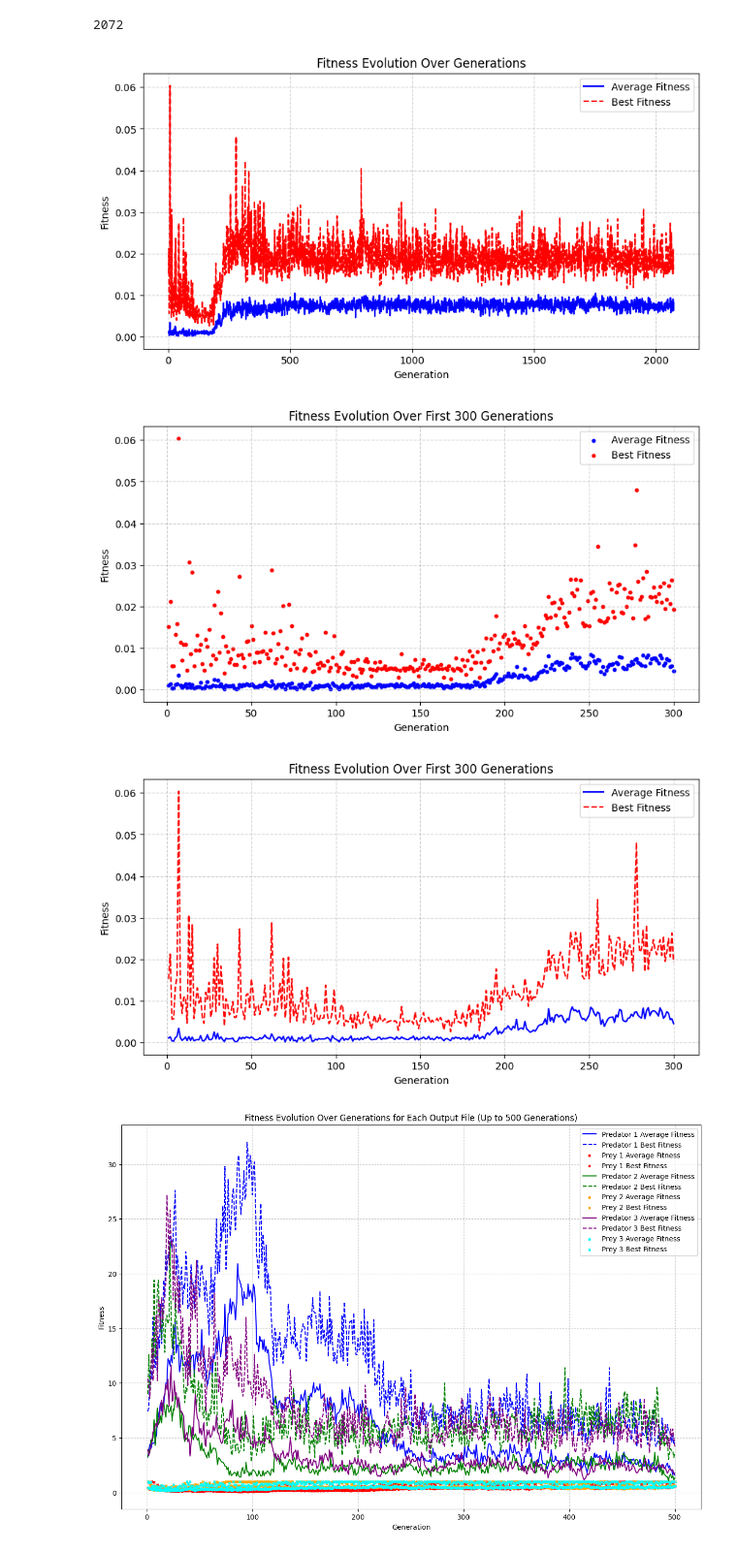
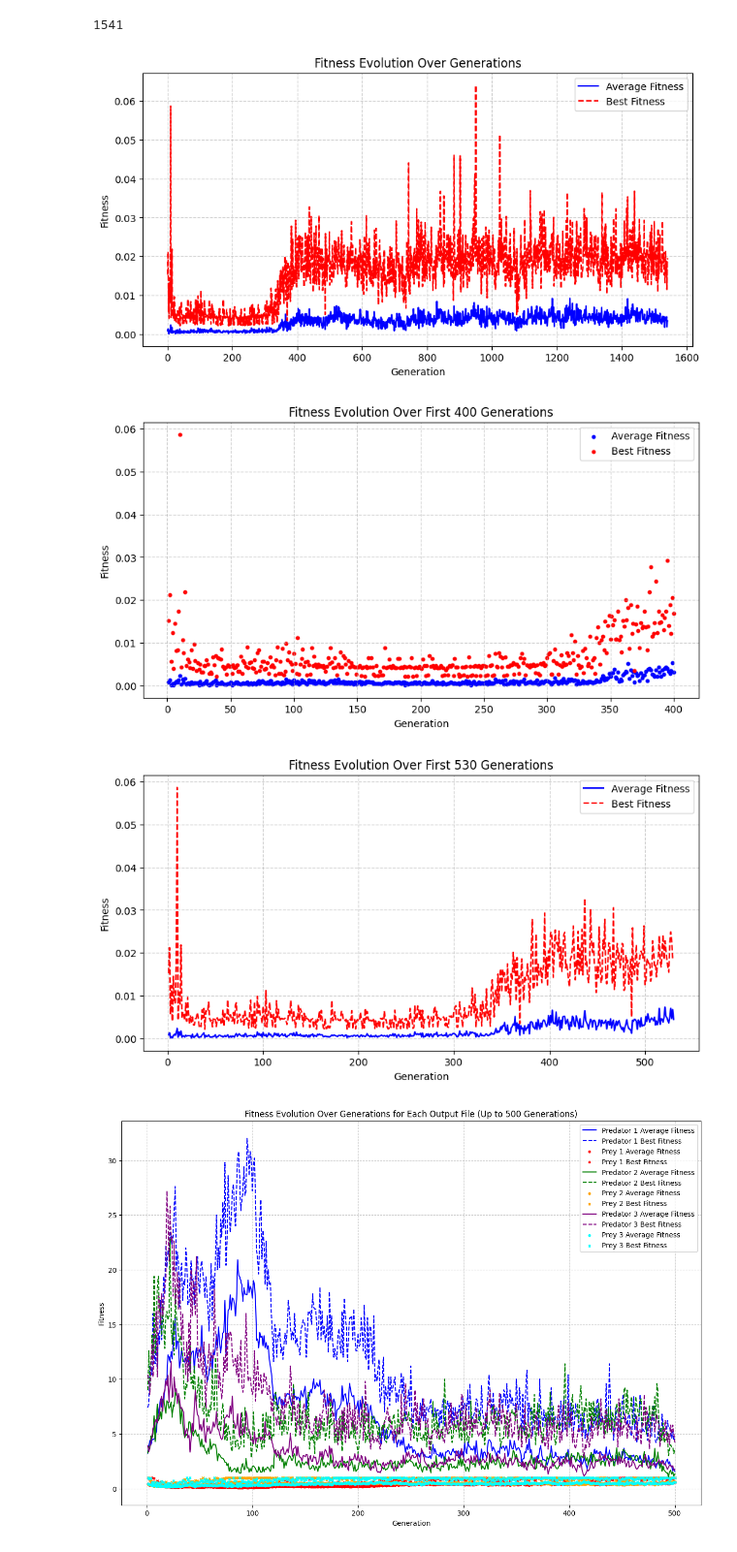
Before and after one commit to MichaelWiciak/GeneticAlgorithm, a Jupyter notebook: Analysis/main.ipynb, the cells around one changed output. Shown at 97% size. Saved outputs shown, nothing was run; the diff lists cells and outputs as text; code cells hidden in the pictures.

```diff
--- a/Analysis/main.ipynb
+++ b/Analysis/main.ipynb
@@ -3,7 +3,7 @@ import pandas as pd
 import re
 
 # Read the data file
-file_path = "output.txt"
+file_path = "NewFitnessFunction/xd.txt"
 data = []
 
 with open(file_path, "r") as file:
@@ -24,7 +24,7 @@ df.head()  # Shows the first few rows
 # print the amount of generations
 print(len(df))
 # %% [output]
-2072
+1541
 # %%
 # Save the DataFrame to a CSV file
 df.to_csv("output.csv", index=False)
@@ -50,10 +50,10 @@ plt.grid(True, linestyle="--", alpha=0.6)
 # Show the plot
 plt.show()
 # %% [output]
-[figure, old version]
+[figure, new version]
 # %%
 # only display the x generations
-x = 300  # Set the number of generations to display
+x = 400  # Set the number of generations to display
 
 plt.figure(figsize=(10, 5))
 
@@ -75,32 +75,32 @@ plt.grid(True, linestyle="--", alpha=0.6)
 # Show the plot
 plt.show()
 # %% [output]
-[figure, old version]
+[figure, new version]
 # %%
 # only display the x generations
-x = 300  # Set the number of generations to display
+x = 530  # Set the number of generations to display
 
 plt.figure(figsize=(10, 5))
 
 # Plot Average fitness as lines
 plt.plot(df["Generation"][:x], df["Average Fitness"][:x], label="Average Fitness", color="blue", linestyle="-")
 
 # Plot Best fitness as lines
 plt.plot(df["Generation"][:x], df["Best Fitness"][:x], label="Best Fitness", color="red", linestyle="--")
 
 # Labels and Title
 plt.xlabel("Generation")
 plt.ylabel("Fitness")
 plt.title(f"Fitness Evolution Over First {x} Generations")
 plt.legend()
 
 # Show grid for better readability
 plt.grid(True, linestyle="--", alpha=0.6)
 
 # Show the plot
 plt.show()
 # %% [output]
-[figure, old version]
+[figure, new version]
 # %%
 # Read the data files
 file_paths = ["Again/1.txt", "Again/2.txt", "Again/3.txt"]
```
Also changed, not shown: parts of 2 cells of this notebook, 20 other files.
